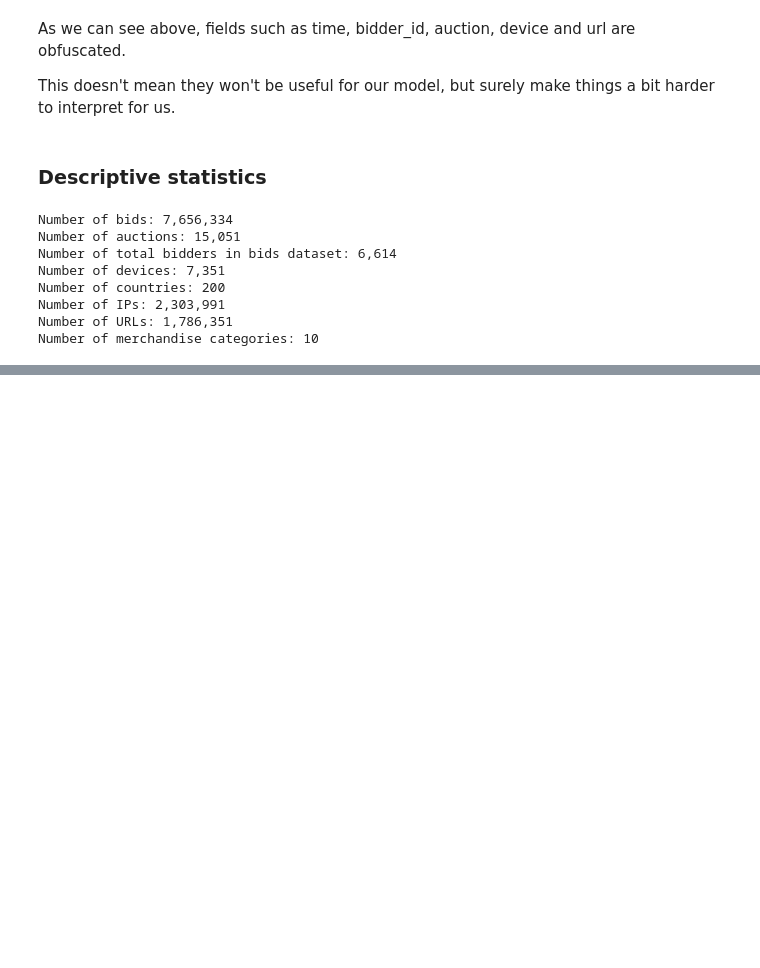
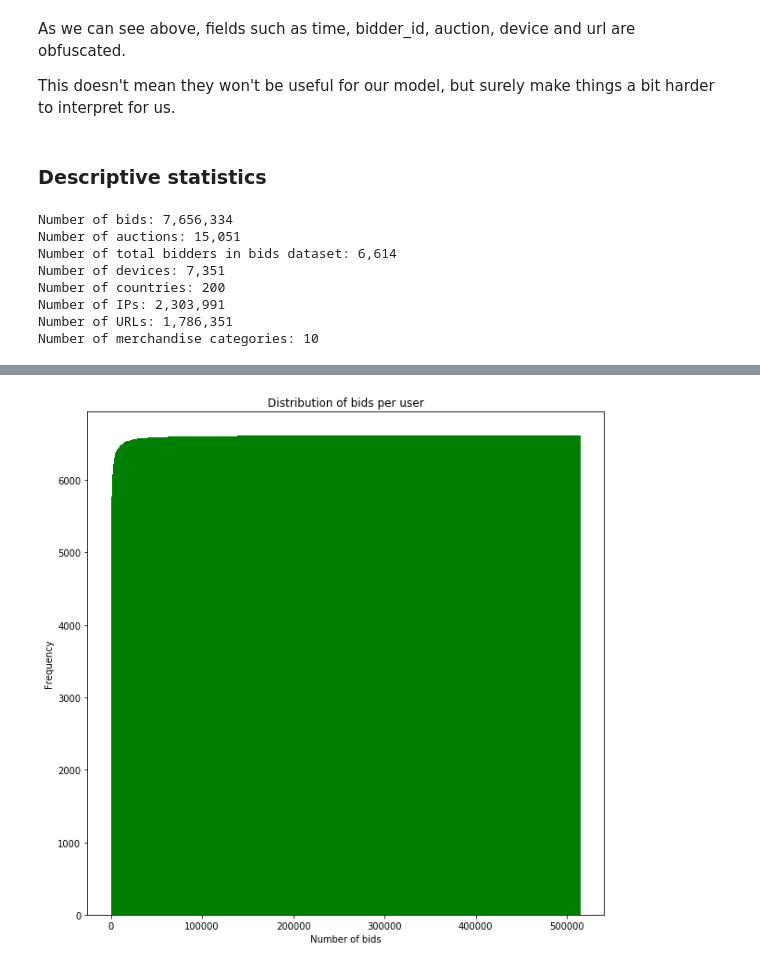
Before and after one commit to jesus-a-martinez-v/human-or-robot, a Jupyter notebook: notebooks/data_exploration.ipynb, the cells around one changed output, grey strips where cells are left out. Saved outputs shown, nothing was run; the diff lists cells and outputs as text; code cells hidden in the pictures; blank space fills up the shorter version.

```diff
--- a/notebooks/data_exploration.ipynb
+++ b/notebooks/data_exploration.ipynb
@@ -169,0 +259,12 @@ KeyboardInterrupt:
+# %%
+plt.figure(figsize=(10,10))
+# Explore log=True, cumulative=True
+plt.hist(bids_per_user, bins='auto', cumulative=True, color='green')
+#plt.yticks(range(0, 2800, 100))
+#plt.xticks(range(0, 1800, 100))
+plt.title("Distribution of bids per user")
+plt.xlabel("Number of bids")
+plt.ylabel("Frequency")
+plt.show()
+# %% [output]
+[figure, added]
```
Also changed, not shown: parts of 12 cells of this notebook.
